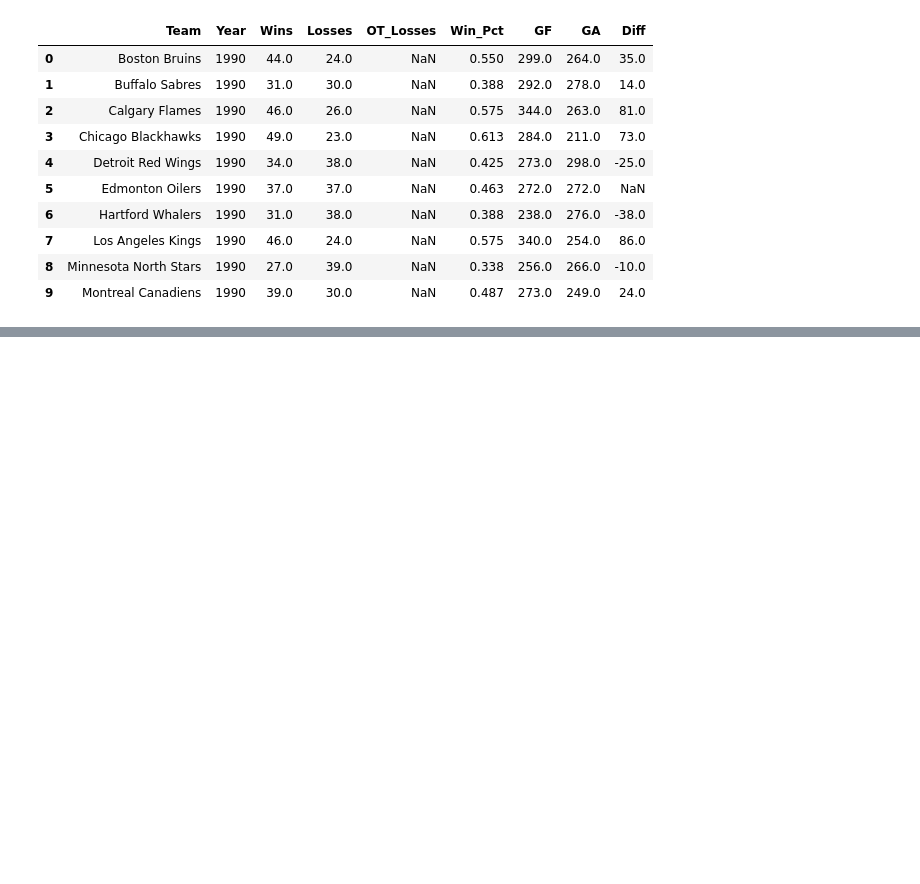
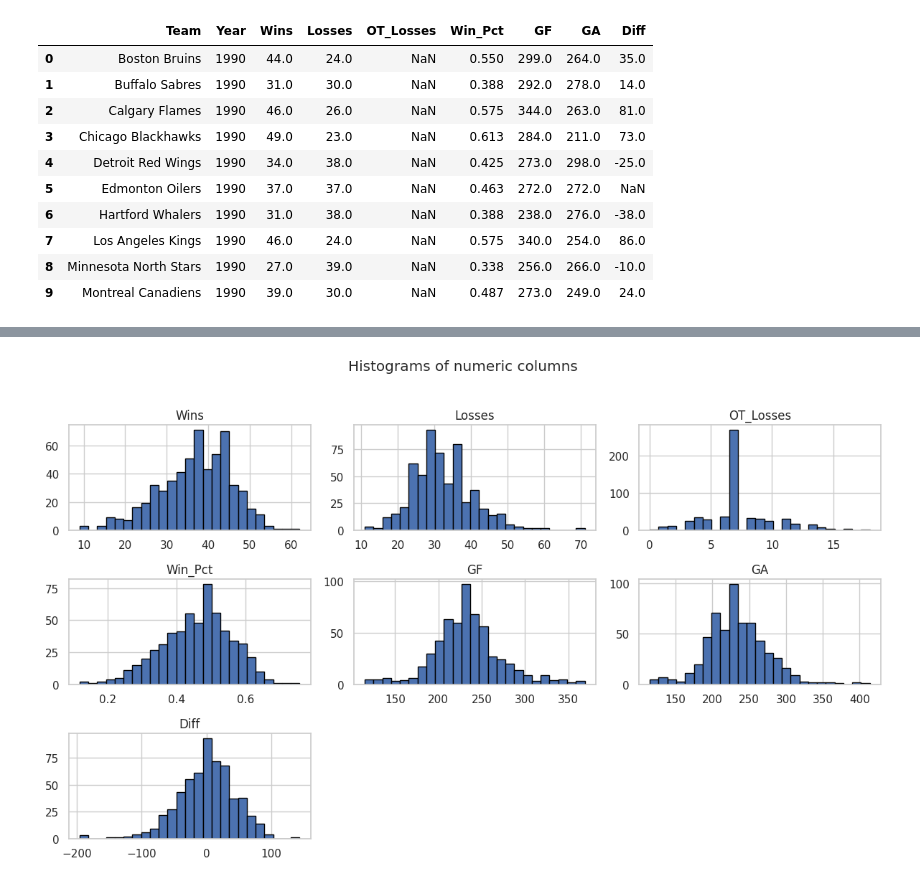
Before and after one commit to nadayali710-spec/Programming-For-AI-Project, a Jupyter notebook: Hockey_Project.ipynb, the cells around one changed output, grey strips where cells are left out. Cells and saved outputs as stored; diff of their text form; code cells hidden in the pictures; blank space fills up the shorter version.

```diff
--- a/Hockey_Project.ipynb
+++ b/Hockey_Project.ipynb
@@ -430,0 +548,7 @@ Raw file unchanged: True
+# %%
+df_eda = df.copy()
+num_cols = ["Wins", "Losses", "OT_Losses", "Win_Pct", "GF", "GA", "Diff"]
+for col in num_cols:
+    df_eda[col] = df_eda[col].fillna(df_eda[col].median())
+
+print("Missing after EDA imputation:", int(df_eda.isna().sum().sum()))
@@ -430,0 +563,8 @@ Raw file unchanged: True
+# %%
+plot_cols = ["Wins", "Losses", "OT_Losses", "Win_Pct", "GF", "GA", "Diff"]
+df_eda[plot_cols].hist(bins=25, figsize=(12, 7), edgecolor="black")
+plt.suptitle("Histograms of numeric columns", y=1.02)
+plt.tight_layout()
+plt.show()
+# %% [output]
+[figure, added]
```
Also changed, not shown: parts of 57 cells of this notebook.
